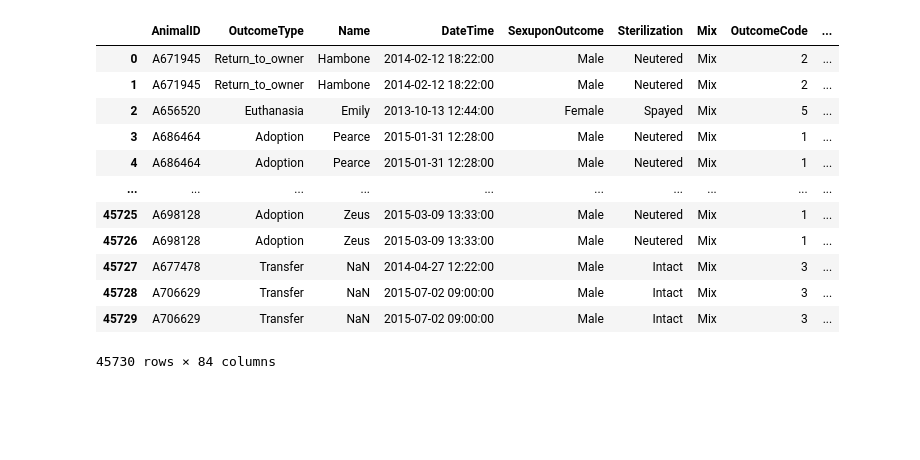
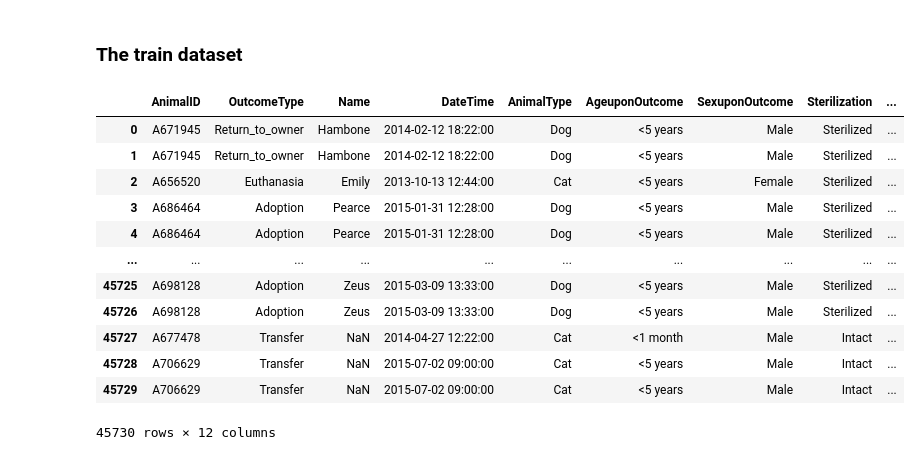
Before and after one commit to sandeepsanyal/Shelter-Animal-Outcomes, a Jupyter notebook: notebooks/prediction.ipynb, the cells around one changed output. Saved outputs shown, nothing was run; the diff lists cells and outputs as text; code cells hidden in the pictures; blank space fills up the shorter version.

```diff
--- a/notebooks/prediction.ipynb
+++ b/notebooks/prediction.ipynb
@@ -0,0 +3,2 @@
+# %%
+home_folder = r"/Users/wrngnfreeman"
@@ -6,20 +37,23 @@ import data_processing
+# %% [markdown]
+<h3>The train dataset</h3>
 # %%
 train_df = data_processing.process_data(
-    file_path=r"/Users/wrngnfreeman/Library/CloudStorage/OneDrive-Personal/shared_projects/Shelter Animal Outcomes/raw_data/train.csv",
-    AnimalID=r"AnimalID"
+    file_path=home_folder + r"/Library/CloudStorage/OneDrive-Personal/shared_projects/Shelter Animal Outcomes/raw_data/train.csv",
+    AnimalID=r"AnimalID",
+    dep_var=r"OutcomeType"
 )
 display(train_df)
 # %% [output]
-|  | AnimalID | OutcomeType | Name | DateTime | SexuponOutcome | Sterilization | Mix | OutcomeCode | ... |
-| 0 | A671945 | Return_to_owner | Hambone | 2014-02-12 18:22:00 | Male | Neutered | Mix | 2 | ... |
-| 1 | A671945 | Return_to_owner | Hambone | 2014-02-12 18:22:00 | Male | Neutered | Mix | 2 | ... |
-| 2 | A656520 | Euthanasia | Emily | 2013-10-13 12:44:00 | Female | Spayed | Mix | 5 | ... |
-| 3 | A686464 | Adoption | Pearce | 2015-01-31 12:28:00 | Male | Neutered | Mix | 1 | ... |
-| 4 | A686464 | Adoption | Pearce | 2015-01-31 12:28:00 | Male | Neutered | Mix | 1 | ... |
+|  | AnimalID | OutcomeType | Name | DateTime | AnimalType | AgeuponOutcome | SexuponOutcome | Sterilization | ... |
+| 0 | A671945 | Return_to_owner | Hambone | 2014-02-12 18:22:00 | Dog | <5 years | Male | Sterilized | ... |
+| 1 | A671945 | Return_to_owner | Hambone | 2014-02-12 18:22:00 | Dog | <5 years | Male | Sterilized | ... |
+| 2 | A656520 | Euthanasia | Emily | 2013-10-13 12:44:00 | Cat | <5 years | Female | Sterilized | ... |
+| 3 | A686464 | Adoption | Pearce | 2015-01-31 12:28:00 | Dog | <5 years | Male | Sterilized | ... |
+| 4 | A686464 | Adoption | Pearce | 2015-01-31 12:28:00 | Dog | <5 years | Male | Sterilized | ... |
 | ... | ... | ... | ... | ... | ... | ... | ... | ... | ... |
-| 45725 | A698128 | Adoption | Zeus | 2015-03-09 13:33:00 | Male | Neutered | Mix | 1 | ... |
-| 45726 | A698128 | Adoption | Zeus | 2015-03-09 13:33:00 | Male | Neutered | Mix | 1 | ... |
-| 45727 | A677478 | Transfer | NaN | 2014-04-27 12:22:00 | Male | Intact | Mix | 3 | ... |
-| 45728 | A706629 | Transfer | NaN | 2015-07-02 09:00:00 | Male | Intact | Mix | 3 | ... |
-| 45729 | A706629 | Transfer | NaN | 2015-07-02 09:00:00 | Male | Intact | Mix | 3 | ... |
+| 45725 | A698128 | Adoption | Zeus | 2015-03-09 13:33:00 | Dog | <5 years | Male | Sterilized | ... |
+| 45726 | A698128 | Adoption | Zeus | 2015-03-09 13:33:00 | Dog | <5 years | Male | Sterilized | ... |
+| 45727 | A677478 | Transfer | NaN | 2014-04-27 12:22:00 | Cat | <1 month | Male | Intact | ... |
+| 45728 | A706629 | Transfer | NaN | 2015-07-02 09:00:00 | Cat | <5 years | Male | Intact | ... |
+| 45729 | A706629 | Transfer | NaN | 2015-07-02 09:00:00 | Cat | <5 years | Male | Intact | ... |
-45730 rows × 84 columns
+45730 rows × 12 columns
```
Also changed, not shown: parts of 9 cells of this notebook, 4 other files.
